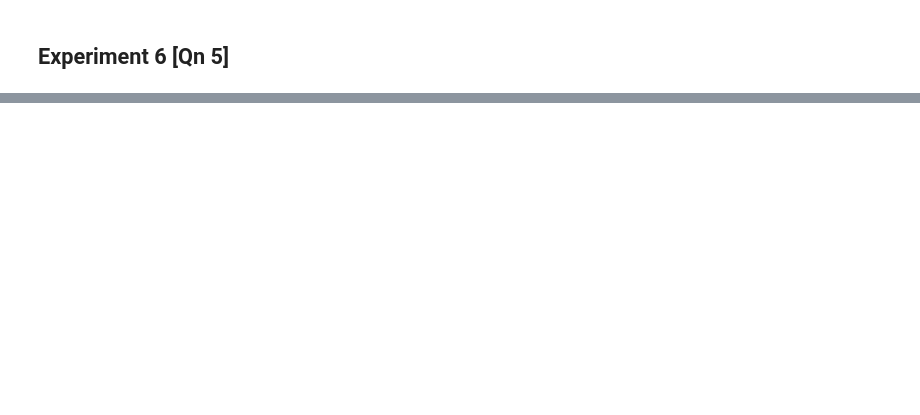
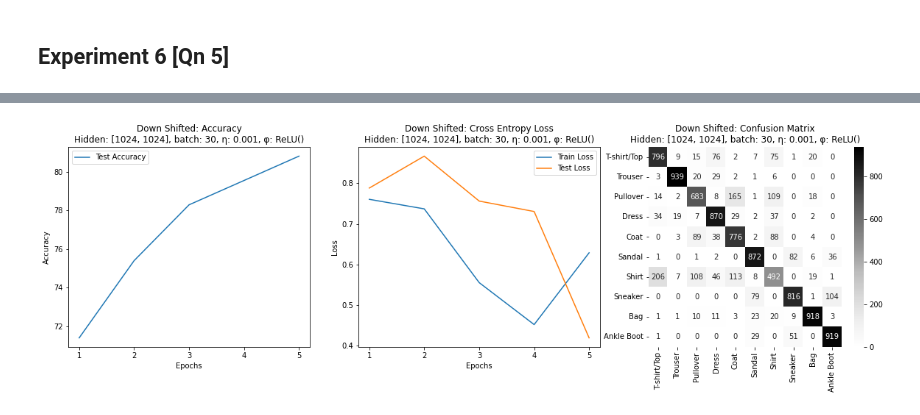
Before and after one commit to Rhitabrat/deep-learning-CS510, a Jupyter notebook: hw1/main.ipynb, the cells around one changed output, grey strips where cells are left out. Saved outputs shown, nothing was run; the diff lists cells and outputs as text; code cells hidden in the pictures; blank space fills up the shorter version.

```diff
--- a/hw1/main.ipynb
+++ b/hw1/main.ipynb
@@ -210,3 +212,47 @@ class FashionModel():
+# %%
+plt.rcParams['figure.figsize'] = [20, 5]
+
+def display_model_visuals(model, title, hidden_size):
+
+    # plot accuracy
+    plt.subplot(1,3,1)
+    param_title = f"Hidden: {hidden_size}, batch: {model.batch_size}, η: {learn_rate}, φ: {activation.__str__()}"
+    plt.plot(np.arange(epochs), model.test_accuracy, label='Test Accuracy')
+    plt.title(f"{title}: Accuracy\n{param_title}")
+    plt.xlabel("Epochs")
+    plt.ylabel("Accuracy")
+    plt.xticks(np.arange(len(model.test_accuracy)), np.arange(1, len(model.test_accuracy) + 1))
+    plt.legend();
+
+    # plot cross-entropy
+    plt.subplot(1,3,2)
+    param_title = f"Hidden: {hidden_size}, batch: {model.batch_size}, η: {learn_rate}, φ: {activation.__str__()}"
+    plt.plot(np.arange(epochs), model.loss_train, label='Train Loss')
+    plt.plot(np.arange(epochs), model.loss_test, label='Test Loss')
+    plt.title(f"{title}: Cross Entropy Loss\n{param_title}")
+    plt.xlabel("Epochs")
+    plt.ylabel("Loss")
+    plt.xticks(np.arange(len(model.loss_test)), np.arange(1, len(model.loss_test) + 1))
+    plt.legend();
+
+    # create confusion matrix
+    nb_classes = 10
+    confusion_matrix = torch.zeros(nb_classes, nb_classes)
+    with torch.no_grad():
+        for i, (image, classes) in enumerate(model.test_loader):
+            image = image.view(image.shape[0], -1)
+            outputs = model.model(image)
+            _, preds = torch.max(outputs, dim=1)
+            for t, p in zip(classes.view(-1), preds.view(-1)):
+                confusion_matrix[t.long(), p.long()] += 1
+
+    cols = ["T-shirt/Top", "Trouser", "Pullover", "Dress", "Coat", "Sandal", "Shirt", "Sneaker", "Bag",
+            "Ankle Boot"]
+    plt.subplot(1,3,3)
+    plt.title(f"{title}: Confusion Matrix\n{param_title}")
+    sns.heatmap(pd.DataFrame(np.array(confusion_matrix), columns=cols, index=cols), cmap='Greys', annot=True, fmt='g');
+
+    plt.show()
 # %% [markdown]
 ## Experiment 1 [Qn 2a]
 # %%
@@ -596,6 +610,7 @@ epochs = 5
 
 model_2 = FashionModel(data_train=data_train, data_test=data_test, batch_size=batch_size)
 model_2.train(hidden_size=hidden_size, activation=activation, learn_rate=learn_rate, momentum=momentum, epochs=epochs)
+display_model_visuals(model=model_2, hidden_size=hidden_size, title="Down Shifted")
 # %% [output]
 Hidden Layers: [1024, 1024]
 Learning Rate: 0.001
@@ -607,0 +626 @@ Epoch 2/2  Training Loss: 0.6266    Testing Loss: 0.4199    Testing Accuracy: 75
+[figure, added]
```
Also changed, not shown: parts of 12 cells of this notebook.
